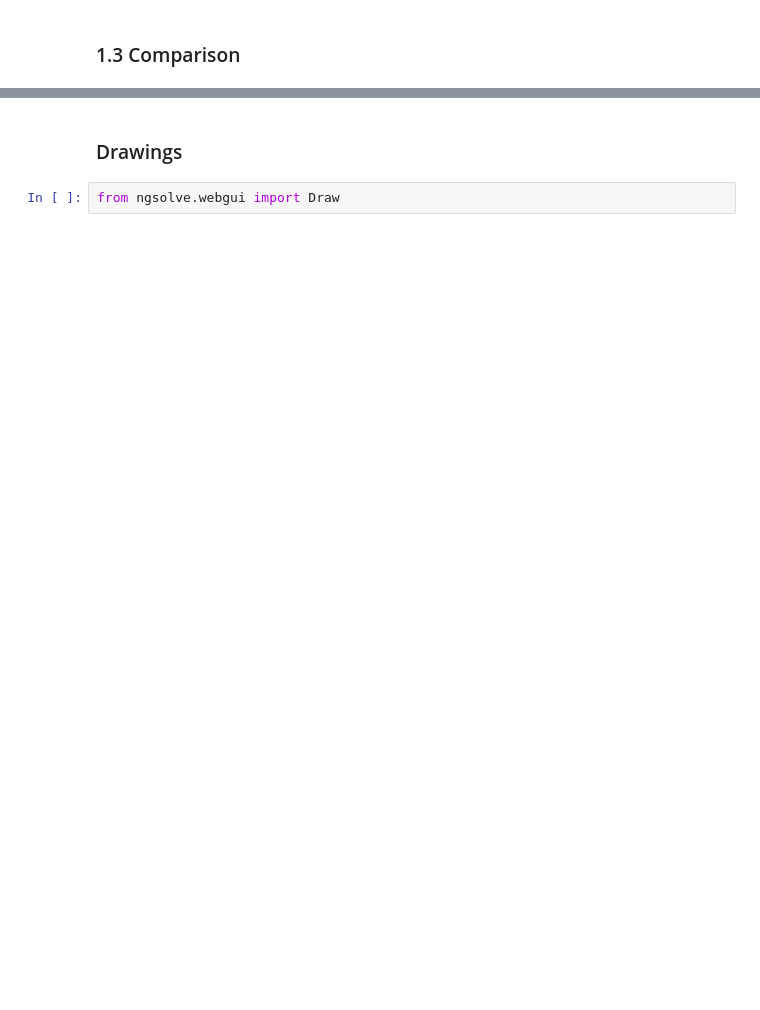
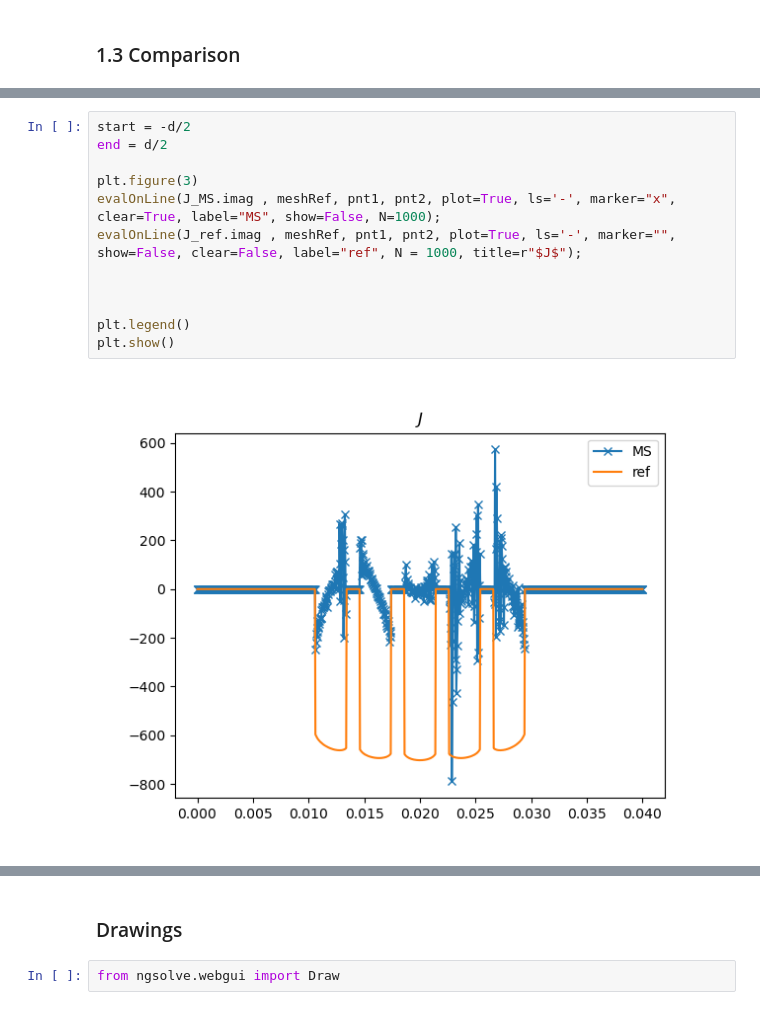
Before and after one commit to vhanser/ngsolveexample, a Jupyter notebook: content/multiscale/multiscale2DAllECP.ipynb, the cells around one changed output, grey strips where cells are left out. Drawn from its saved outputs; the diff is of its cells as text; blank space fills up the shorter version.

```diff
--- a/content/multiscale/multiscale2DAllECP.ipynb
+++ b/content/multiscale/multiscale2DAllECP.ipynb
@@ -503,2 +550,16 @@ scene1 = Draw(J_MS.imag ,meshRef, settings={"Objects":{"Wireframe":False}}, auto
 # %% [output]
 WebGuiWidget(layout=Layout(height='500px', width='100%'), value={'gui_settings': {'Objects': {'Wireframe': Fal…
+# %%
+start = -d/2
+end = d/2
+
+plt.figure(3)
+evalOnLine(J_MS.imag , meshRef, pnt1, pnt2, plot=True, ls='-', marker="x", clear=True, label="MS", show=False, N=1000);
+evalOnLine(J_ref.imag , meshRef, pnt1, pnt2, plot=True, ls='-', marker="", show=False, clear=False, label="ref", N = 1000, title=r"$J$");
+
+
+
+plt.legend()
+plt.show()
+# %% [output]
+[figure, added]
```
Also changed, not shown: parts of 29 cells of this notebook, 3 other files.
